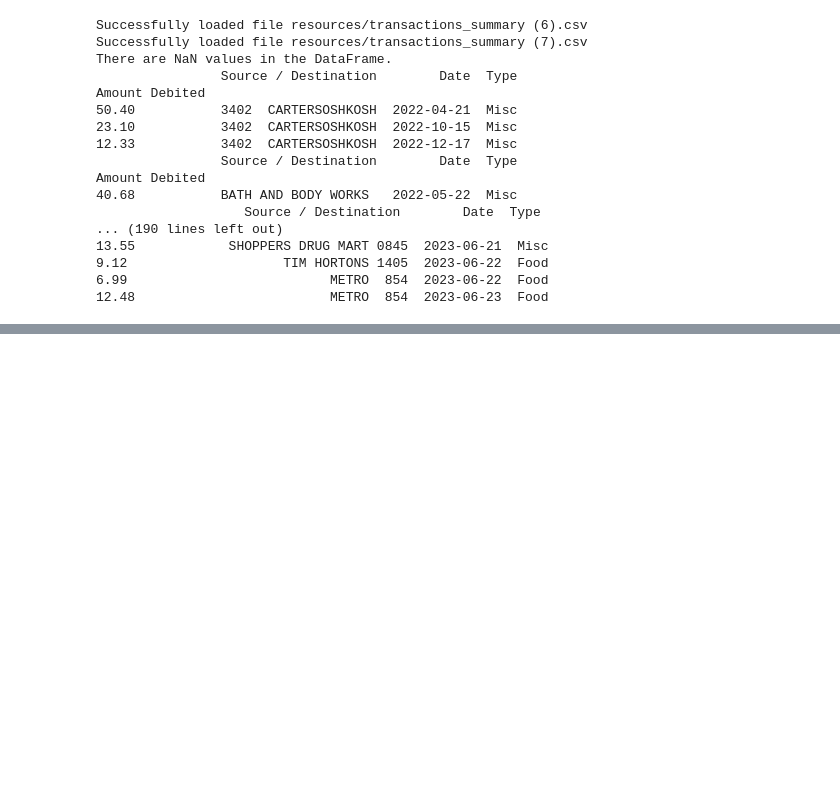
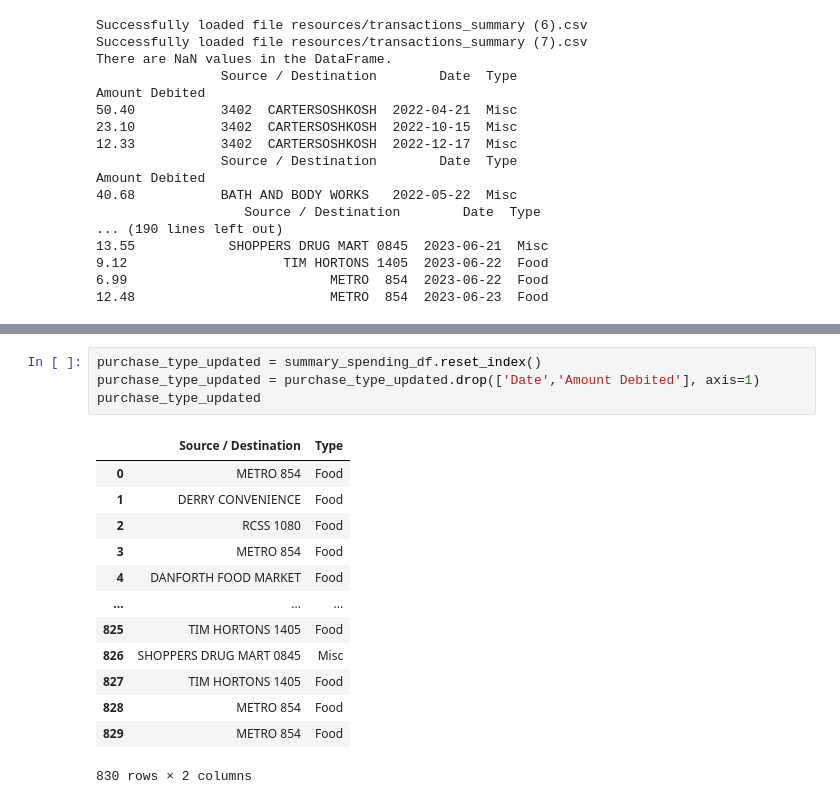
Before and after one commit to guevarch/Shakepay, a Jupyter notebook: consolidate.ipynb, the cells around one changed output, grey strips where cells are left out. Drawn from its saved outputs; the diff is of its cells as text; blank space fills up the shorter version.

```diff
--- a/consolidate.ipynb
+++ b/consolidate.ipynb
@@ -174,0 +202,18 @@ Amount Debited
+# %%
+purchase_type_updated = summary_spending_df.reset_index()
+purchase_type_updated = purchase_type_updated.drop(['Date','Amount Debited'], axis=1)
+purchase_type_updated
+# %% [output]
+|  | Source / Destination | Type |
+| 0 | METRO 854 | Food |
+| 1 | DERRY CONVENIENCE | Food |
+| 2 | RCSS 1080 | Food |
+| 3 | METRO 854 | Food |
+| 4 | DANFORTH FOOD MARKET | Food |
+| ... | ... | ... |
+| 825 | TIM HORTONS 1405 | Food |
+| 826 | SHOPPERS DRUG MART 0845 | Misc |
+| 827 | TIM HORTONS 1405 | Food |
+| 828 | METRO 854 | Food |
+| 829 | METRO 854 | Food |
+830 rows × 2 columns
```
Also changed, not shown: parts of 2 cells of this notebook.
